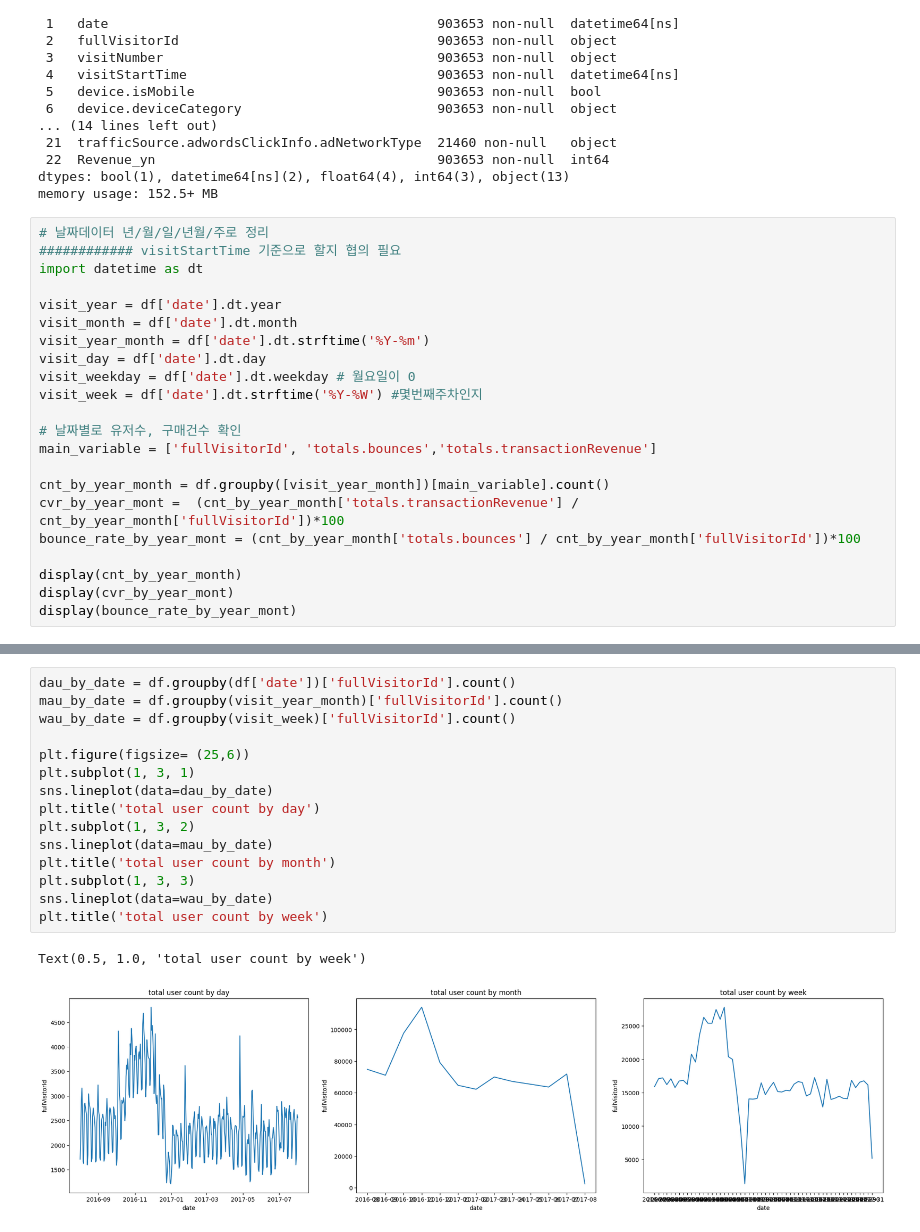
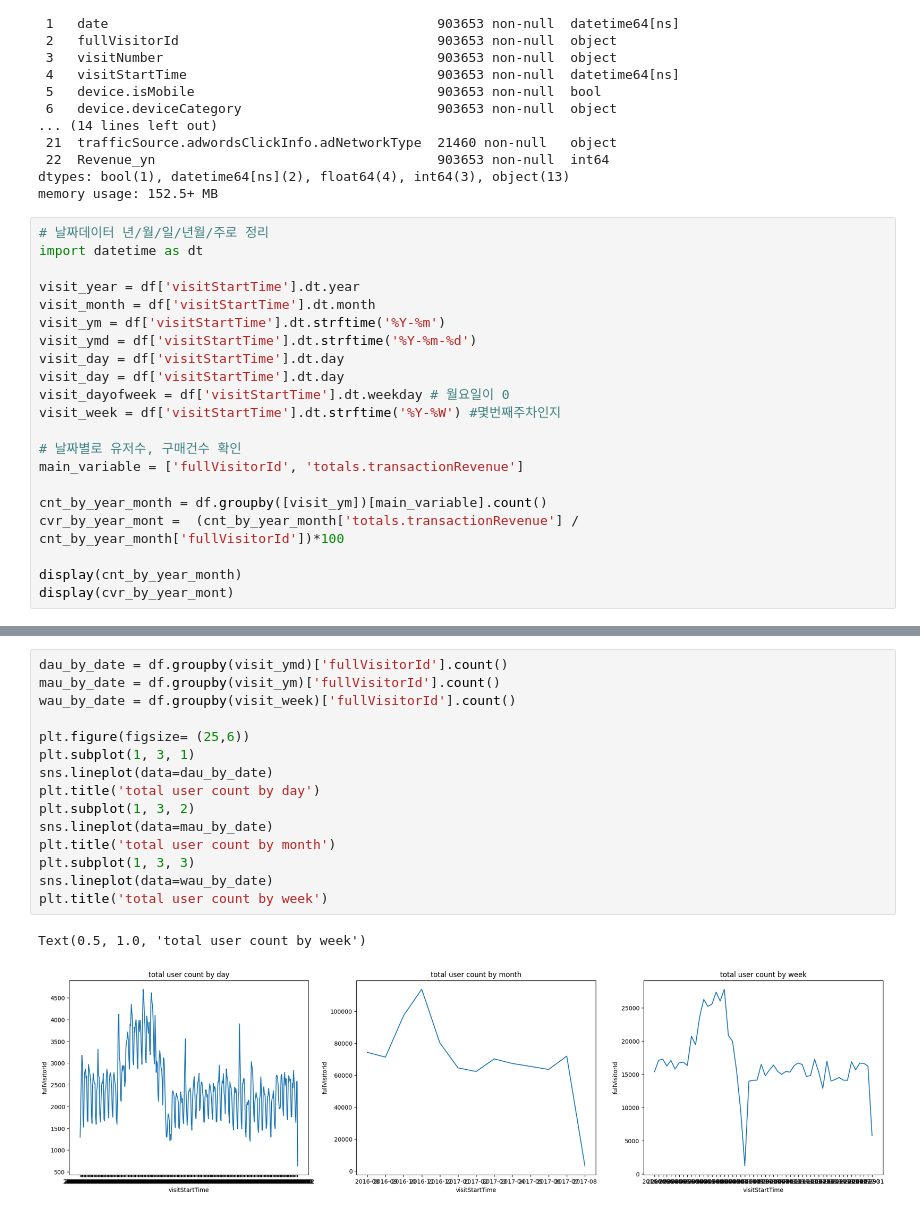
Before and after one commit to eju1019/ipark, a Jupyter notebook: GA_data.ipynb, the cells around one changed output, grey strips where cells are left out. Saved outputs shown, nothing was run; the diff lists cells and outputs as text.

```diff
--- a/GA_data.ipynb
+++ b/GA_data.ipynb
@@ -182,24 +184,23 @@ dtypes: bool(1), datetime64[ns](2), float64(4), int64(3), object(13)
 memory usage: 152.5+ MB
 # %%
 # 날짜데이터 년/월/일/년월/주로 정리
-############ visitStartTime 기준으로 할지 협의 필요
 import datetime as dt
 
-visit_year = df['date'].dt.year
-visit_month = df['date'].dt.month
-visit_year_month = df['date'].dt.strftime('%Y-%m')
-visit_day = df['date'].dt.day
-visit_weekday = df['date'].dt.weekday # 월요일이 0
-visit_week = df['date'].dt.strftime('%Y-%W') #몇번째주차인지
+visit_year = df['visitStartTime'].dt.year
+visit_month = df['visitStartTime'].dt.month
+visit_ym = df['visitStartTime'].dt.strftime('%Y-%m')
+visit_ymd = df['visitStartTime'].dt.strftime('%Y-%m-%d')
+visit_day = df['visitStartTime'].dt.day
+visit_day = df['visitStartTime'].dt.day
+visit_dayofweek = df['visitStartTime'].dt.weekday # 월요일이 0
+visit_week = df['visitStartTime'].dt.strftime('%Y-%W') #몇번째주차인지
 
 # 날짜별로 유저수, 구매건수 확인
-main_variable = ['fullVisitorId', 'totals.bounces','totals.transactionRevenue']
+main_variable = ['fullVisitorId', 'totals.transactionRevenue']
 
-cnt_by_year_month = df.groupby([visit_year_month])[main_variable].count()
+cnt_by_year_month = df.groupby([visit_ym])[main_variable].count()
 cvr_by_year_mont =  (cnt_by_year_month['totals.transactionRevenue'] / cnt_by_year_month['fullVisitorId'])*100
-bounce_rate_by_year_mont = (cnt_by_year_month['totals.bounces'] / cnt_by_year_month['fullVisitorId'])*100
 
 display(cnt_by_year_month)
 display(cvr_by_year_mont)
-display(bounce_rate_by_year_mont)
 # %% [output]
@@ -251,20 +237,20 @@ dtype: float64
 # %%
-dau_by_date = df.groupby(df['date'])['fullVisitorId'].count()
-mau_by_date = df.groupby(visit_year_month)['fullVisitorId'].count()
+dau_by_date = df.groupby(visit_ymd)['fullVisitorId'].count()
+mau_by_date = df.groupby(visit_ym)['fullVisitorId'].count()
 wau_by_date = df.groupby(visit_week)['fullVisitorId'].count()
 
 plt.figure(figsize= (25,6))
 plt.subplot(1, 3, 1)
 sns.lineplot(data=dau_by_date)
 plt.title('total user count by day')
 plt.subplot(1, 3, 2)
 sns.lineplot(data=mau_by_date)
 plt.title('total user count by month')
 plt.subplot(1, 3, 3)
 sns.lineplot(data=wau_by_date)
 plt.title('total user count by week')
 # %% [output]
 Text(0.5, 1.0, 'total user count by week')
-[figure, old version]
+[figure, new version]
 # %%
 # 채널별 월별 유저수 추이
```
Also changed, not shown: parts of 25 cells of this notebook.
